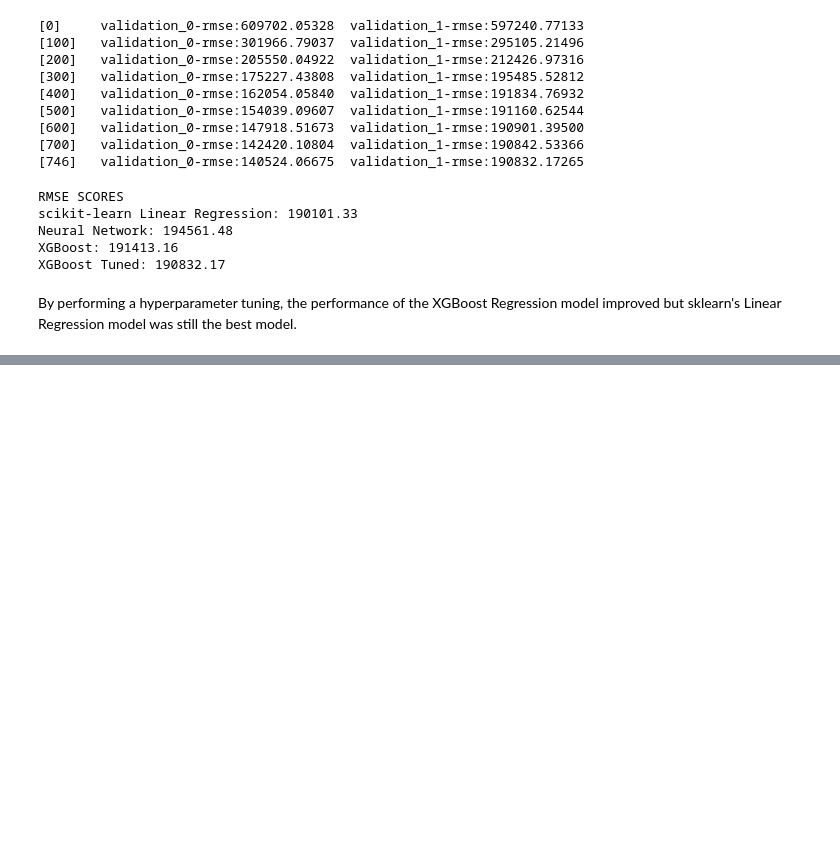
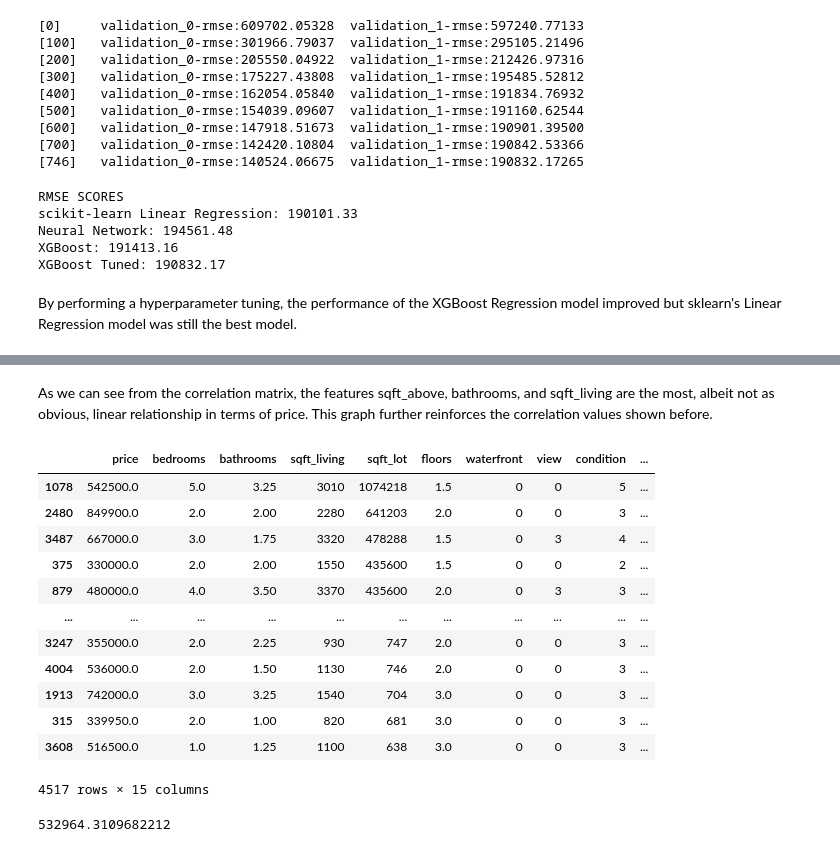
Before and after one commit to aj-devera/ML-Projects, a Jupyter notebook: Linear Regression.ipynb, the cells around one changed output, grey strips where cells are left out. Saved outputs shown, nothing was run; the diff lists cells and outputs as text; code cells hidden in the pictures; blank space fills up the shorter version.

```diff
--- a/Linear Regression.ipynb
+++ b/Linear Regression.ipynb
@@ -541,0 +595,22 @@ By performing a hyperparameter tuning, the performance of the XGBoost Regression
+# %% [markdown]
+As we can see from the correlation matrix, the features sqft_above, bathrooms, and sqft_living are the most, albeit not as obvious, linear relationship in terms of price. This graph further reinforces the correlation values shown before.
+# %%
+df_new.sort_values('sqft_lot', ascending=False)
+# %% [output]
+|  | price | bedrooms | bathrooms | sqft_living | sqft_lot | floors | waterfront | view | condition | ... |
+| 1078 | 542500.0 | 5.0 | 3.25 | 3010 | 1074218 | 1.5 | 0 | 0 | 5 | ... |
+| 2480 | 849900.0 | 2.0 | 2.00 | 2280 | 641203 | 2.0 | 0 | 0 | 3 | ... |
+| 3487 | 667000.0 | 3.0 | 1.75 | 3320 | 478288 | 1.5 | 0 | 3 | 4 | ... |
+| 375 | 330000.0 | 2.0 | 2.00 | 1550 | 435600 | 1.5 | 0 | 0 | 2 | ... |
+| 879 | 480000.0 | 4.0 | 3.50 | 3370 | 435600 | 2.0 | 0 | 3 | 3 | ... |
+| ... | ... | ... | ... | ... | ... | ... | ... | ... | ... | ... |
+| 3247 | 355000.0 | 2.0 | 2.25 | 930 | 747 | 2.0 | 0 | 0 | 3 | ... |
+| 4004 | 536000.0 | 2.0 | 1.50 | 1130 | 746 | 2.0 | 0 | 0 | 3 | ... |
+| 1913 | 742000.0 | 3.0 | 3.25 | 1540 | 704 | 3.0 | 0 | 0 | 3 | ... |
+| 315 | 339950.0 | 2.0 | 1.00 | 820 | 681 | 3.0 | 0 | 0 | 3 | ... |
+| 3608 | 516500.0 | 1.0 | 1.25 | 1100 | 638 | 3.0 | 0 | 0 | 3 | ... |
+4517 rows × 15 columns
+# %%
+df_new['price'].mean()
+# %% [output]
+532964.3109682212
```
Also changed, not shown: parts of 6 cells of this notebook.
